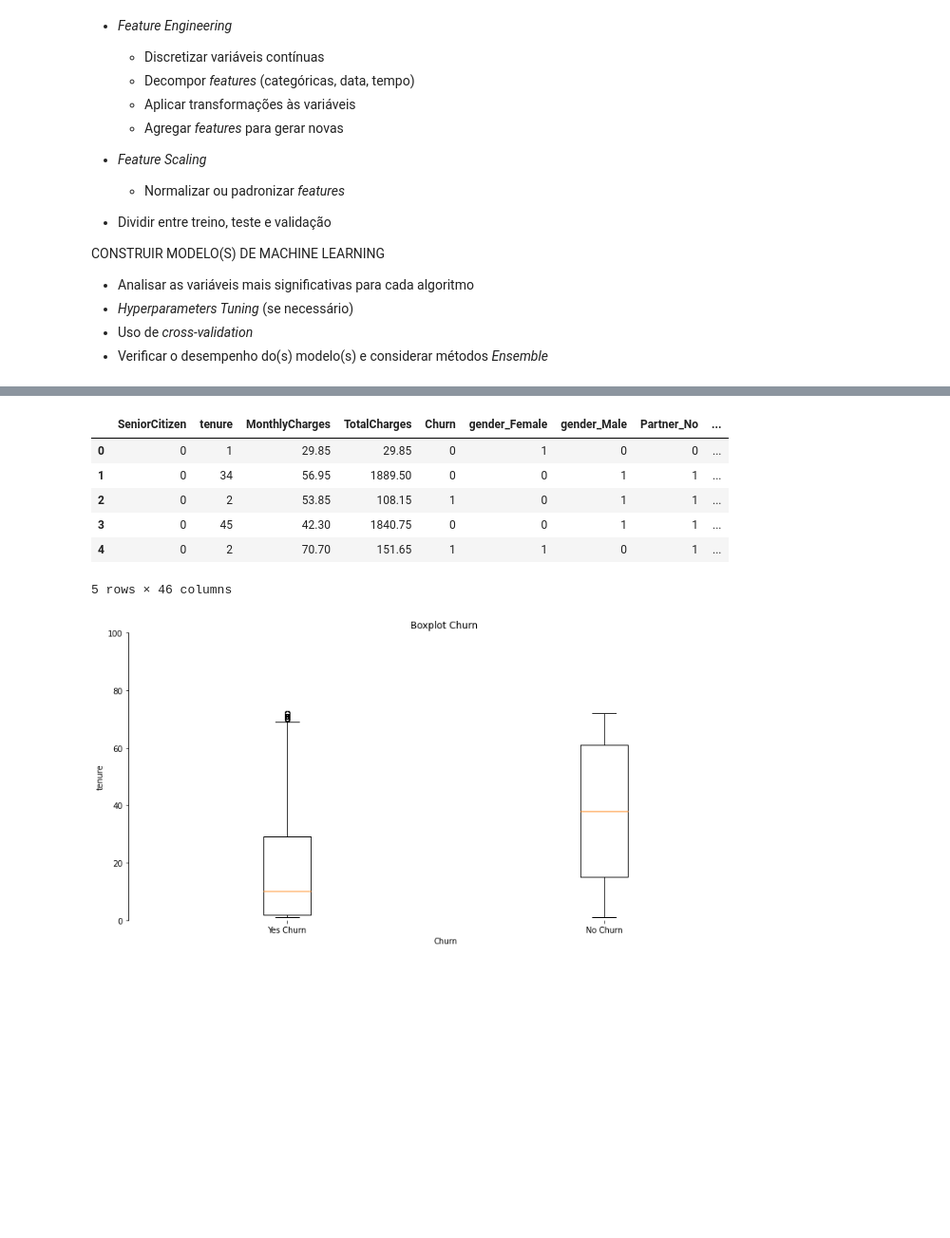
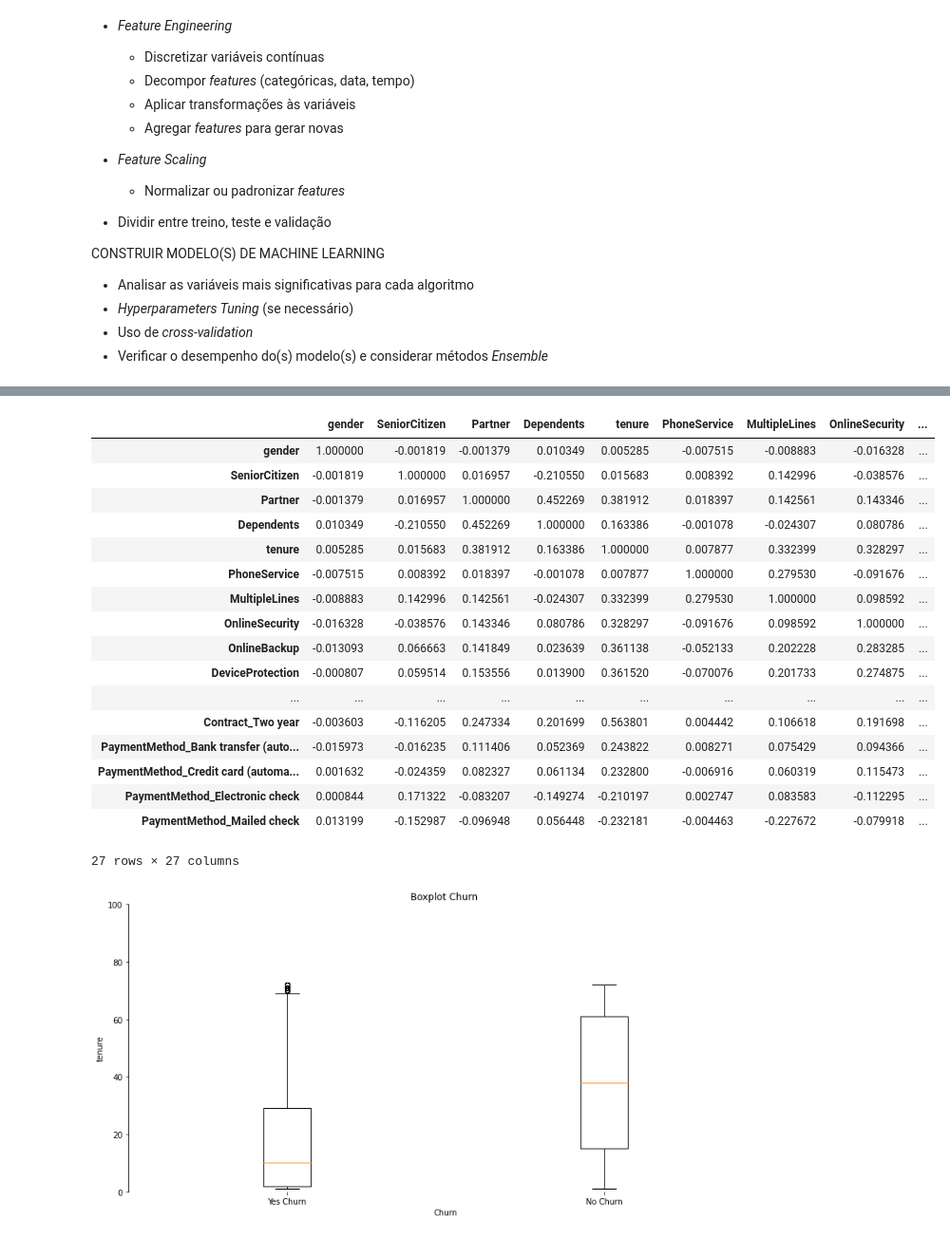
Before and after one commit to IsWallison/Projeto_Churn_Prediction, a Jupyter notebook: Projeto_Churn_Prediction_para_uma_empresa_de_Telecomunicações.ipynb, the cells around one changed output, grey strips where cells are left out. Shown: that part at 95% size. Cells and saved outputs as stored; diff of their text form; code cells hidden in the pictures; blank space fills up the shorter version.

```diff
--- a/Projeto_Churn_Prediction_para_uma_empresa_de_Telecomunicações.ipynb
+++ b/Projeto_Churn_Prediction_para_uma_empresa_de_Telecomunicações.ipynb
@@ -186,15 +139,38 @@ df_clean.head()
-# %%
-df_clean['Churn'] = (df_clean['Churn']== 'Yes').astype(int)
-df_clean = pd.get_dummies(df_clean)
-df_clean.head()
-# %% [output]
-|  | SeniorCitizen | tenure | MonthlyCharges | TotalCharges | Churn | gender_Female | gender_Male | Partner_No | ... |
-| 0 | 0 | 1 | 29.85 | 29.85 | 0 | 1 | 0 | 0 | ... |
-| 1 | 0 | 34 | 56.95 | 1889.50 | 0 | 0 | 1 | 1 | ... |
-| 2 | 0 | 2 | 53.85 | 108.15 | 1 | 0 | 1 | 1 | ... |
-| 3 | 0 | 45 | 42.30 | 1840.75 | 0 | 0 | 1 | 1 | ... |
-| 4 | 0 | 2 | 70.70 | 151.65 | 1 | 1 | 0 | 1 | ... |
-5 rows × 46 columns
+# %%
+df_clean['Churn'] = (df_clean['Churn']== 'Yes').astype(int)
+le = LabelEncoder()
+
+for i in df_clean.columns:
+  a = df_clean[f'{i}'].value_counts()
+
+  if len(a) == 2:
+    df_clean[f'{i}'] = le.fit_transform(df_clean[f'{i}'])
+
+  elif "Yes" in a:
+    df_clean[f'{i}'] = (df_clean[f'{i}']== 'Yes').astype(int)
+
+df_clean = pd.get_dummies(df_clean)
+# %%
+df_clean.corr()
+# %% [output]
+|  | gender | SeniorCitizen | Partner | Dependents | tenure | PhoneService | MultipleLines | OnlineSecurity | ... |
+| gender | 1.000000 | -0.001819 | -0.001379 | 0.010349 | 0.005285 | -0.007515 | -0.008883 | -0.016328 | ... |
+| SeniorCitizen | -0.001819 | 1.000000 | 0.016957 | -0.210550 | 0.015683 | 0.008392 | 0.142996 | -0.038576 | ... |
+| Partner | -0.001379 | 0.016957 | 1.000000 | 0.452269 | 0.381912 | 0.018397 | 0.142561 | 0.143346 | ... |
+| Dependents | 0.010349 | -0.210550 | 0.452269 | 1.000000 | 0.163386 | -0.001078 | -0.024307 | 0.080786 | ... |
+| tenure | 0.005285 | 0.015683 | 0.381912 | 0.163386 | 1.000000 | 0.007877 | 0.332399 | 0.328297 | ... |
+| PhoneService | -0.007515 | 0.008392 | 0.018397 | -0.001078 | 0.007877 | 1.000000 | 0.279530 | -0.091676 | ... |
+| MultipleLines | -0.008883 | 0.142996 | 0.142561 | -0.024307 | 0.332399 | 0.279530 | 1.000000 | 0.098592 | ... |
+| OnlineSecurity | -0.016328 | -0.038576 | 0.143346 | 0.080786 | 0.328297 | -0.091676 | 0.098592 | 1.000000 | ... |
+| OnlineBackup | -0.013093 | 0.066663 | 0.141849 | 0.023639 | 0.361138 | -0.052133 | 0.202228 | 0.283285 | ... |
+| DeviceProtection | -0.000807 | 0.059514 | 0.153556 | 0.013900 | 0.361520 | -0.070076 | 0.201733 | 0.274875 | ... |
+| ... | ... | ... | ... | ... | ... | ... | ... | ... | ... |
+| Contract_Two year | -0.003603 | -0.116205 | 0.247334 | 0.201699 | 0.563801 | 0.004442 | 0.106618 | 0.191698 | ... |
+| PaymentMethod_Bank transfer (auto... | -0.015973 | -0.016235 | 0.111406 | 0.052369 | 0.243822 | 0.008271 | 0.075429 | 0.094366 | ... |
+| PaymentMethod_Credit card (automa... | 0.001632 | -0.024359 | 0.082327 | 0.061134 | 0.232800 | -0.006916 | 0.060319 | 0.115473 | ... |
+| PaymentMethod_Electronic check | 0.000844 | 0.171322 | -0.083207 | -0.149274 | -0.210197 | 0.002747 | 0.083583 | -0.112295 | ... |
+| PaymentMethod_Mailed check | 0.013199 | -0.152987 | -0.096948 | 0.056448 | -0.232181 | -0.004463 | -0.227672 | -0.079918 | ... |
+27 rows × 27 columns
 # %%
 fig, ax = plt.subplots(figsize=(12,6))
 ax.boxplot(df_clean['tenure'][df_clean['Churn'] == 1], positions=[1])
```
Also changed, not shown: parts of 20 cells of this notebook.
